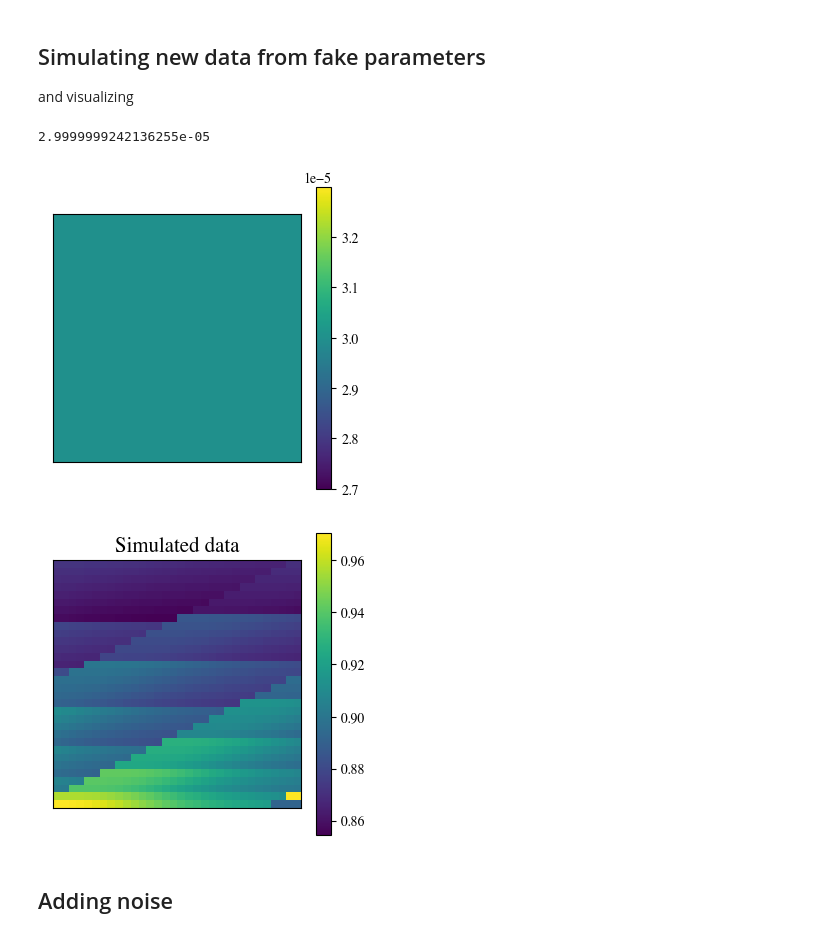
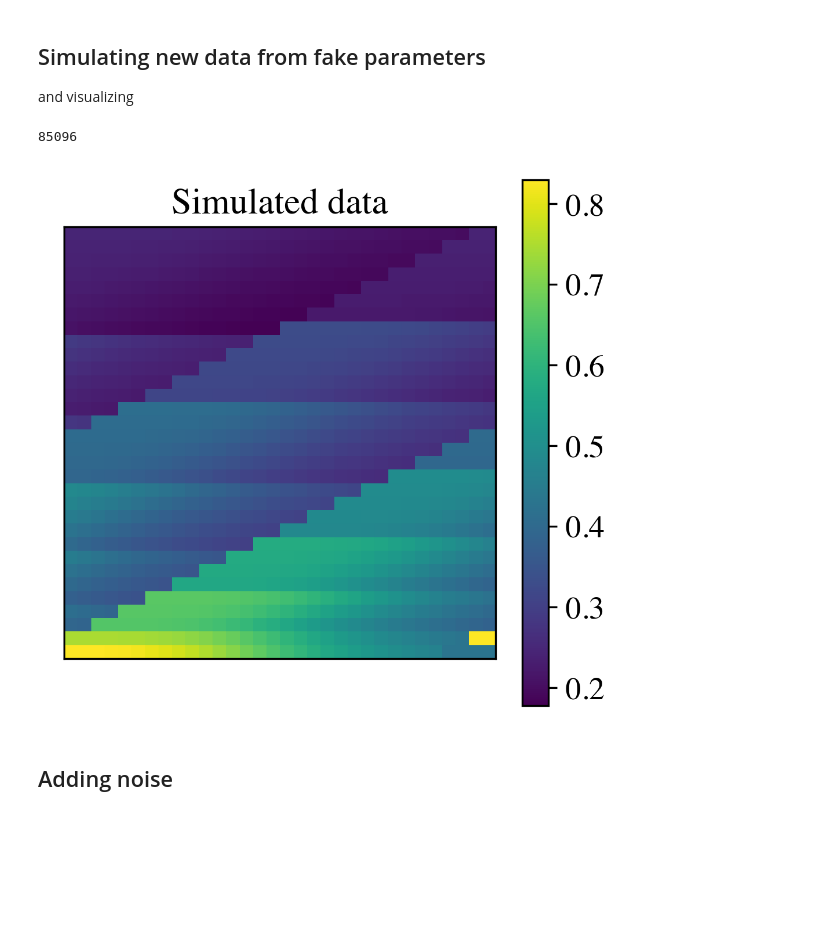
Before and after one commit to theavage/Master-project, a Jupyter notebook: DMIPY/simulate_data.ipynb, the cells around one changed output. Saved outputs shown, nothing was run; the diff lists cells and outputs as text; code cells hidden in the pictures; blank space fills up the shorter version.

```diff
--- a/DMIPY/simulate_data.ipynb
+++ b/DMIPY/simulate_data.ipynb
@@ -38,7 +37,6 @@ Loading acquisition scheme
 from dmipy.core.acquisition_scheme import acquisition_scheme_from_schemefile
 from os.path import join
 
-acquisition_path_GS55 = "/Users/theavage/Documents/Master/Data/GS55 - long acquisition"
+acquisition_path = "/Users/theavage/Documents/Master/Master-project/new.scheme"
 
-scheme= acquisition_scheme_from_schemefile(join(acquisition_path_GS55,"GS55_long_protocol2.scheme"))
-scheme.print_acquisition_info
+scheme= acquisition_scheme_from_schemefile(acquisition_path)
@@ -104,19 +92,25 @@ from numpy import isin
 %matplotlib inline
 
 plt.rcParams["font.family"] = "times"
-plt.rcParams["figure.dpi"] = 100
+plt.rcParams["figure.dpi"] = 300
 plt.rcParams['savefig.dpi'] = 300
-plt.rcParams['font.size'] = 10
+plt.rcParams['font.size'] = 13
 
-fig, ax = plt.subplots(1,4,figsize=(20,20))
-names = ['Radii','IC volume fraction','EES volume fraction', 'VASC volume fraction']
+fig, ax = plt.subplots(1,4, figsize=(16,3.5))
+fig.suptitle('Simulated ground truth parameter maps',fontsize=20)
+
+names = ['(a) Radius','(b) IC volume fraction','(c) EES volume fraction', '(d) VASC volume fraction']
 
 image = ax[0].imshow(parameter_vector[:,:,0])
-fig.colorbar(image,ax=ax[0],shrink=0.2)
-ax[0].set_title(names[0],fontsize = 20)
+fig.colorbar(image,ax=ax[0],shrink=0.8)
+ax[0].set_title(names[0])
+ax[0].get_xaxis().set_visible(False)
+ax[0].get_yaxis().set_visible(False)
 
 for i in [1,2,3]:
     image = ax[i].imshow(parameter_vector[:,:,i+3])
-    fig.colorbar(image,ax=ax[i],shrink=0.2)
-    ax[i].set_title(names[i],fontsize=20)
+    fig.colorbar(image,ax=ax[i],shrink=0.8)
+    ax[i].set_title(names[i])
+    ax[i].get_xaxis().set_visible(False)
+    ax[i].get_yaxis().set_visible(False)
 # %% [output]
@@ -143,33 +123,17 @@ np.save('simulated_1024x120.npy',new)
-# %%
-radi = np.load('radii.npy').squeeze()
-
-for i in range(len(radi)):
-    if radi[i] > 0.001 or radi[i]<1e-7:
-        radi[i]=2.9999999242136255e-05
-
-
-vis = radi[8:].reshape(32,32)
-
-radi[1000]
-# %% [output]
-2.9999999242136255e-05
+# %%
+sum(sum(sum(simulated_signal[:,:,:] > 1)))
+len(simulated_signal[1,1,:])
+# %% [output]
+85096
 # %%
+import matplotlib.pyplot as plt
+#Visualization of simulated signal
 fig, ax = plt.subplots(1,figsize=(4,4))
 
-image = ax.imshow(vis)
+image = ax.imshow(simulated_signal[:,:,50000])
+title = ax.set_title('Simulated data',fontsize=15)
 cb = fig.colorbar(image,ax=ax)
 ax.get_xaxis().set_visible(False)
 ax.get_yaxis().set_visible(False)
 # %% [output]
-[figure, old version]
+[figure, new version]
-# %%
-#Visualization of simulated signal
-fig, ax = plt.subplots(1,figsize=(4,4))
-
-image = ax.imshow(simulated_signal[:,:,2])
-title = ax.set_title('Simulated data',fontsize=15)
-cb = fig.colorbar(image,ax=ax)
-ax.get_xaxis().set_visible(False)
-ax.get_yaxis().set_visible(False)
-# %% [output]
-[figure, removed]
```
Also changed, not shown: parts of 11 cells of this notebook, 8 other files.
